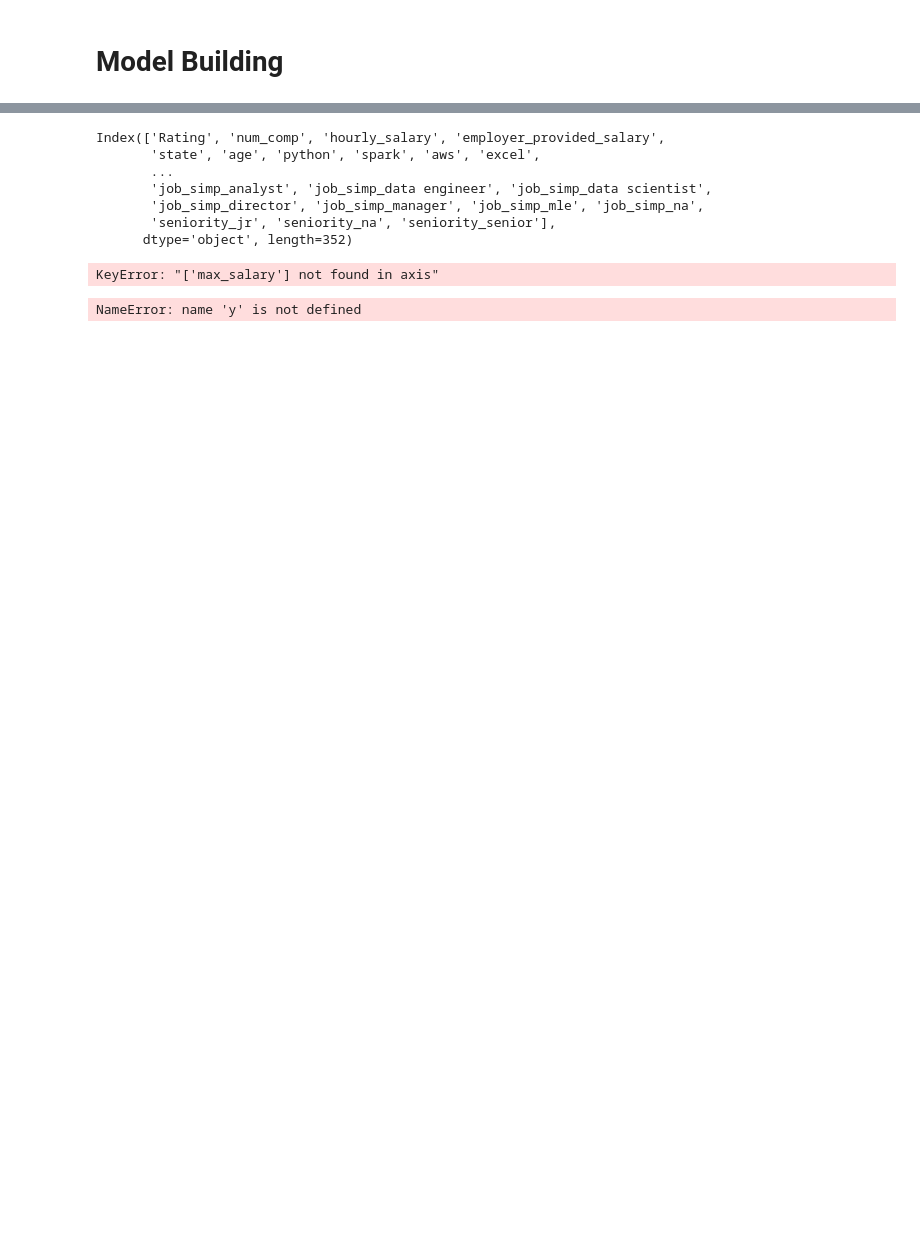
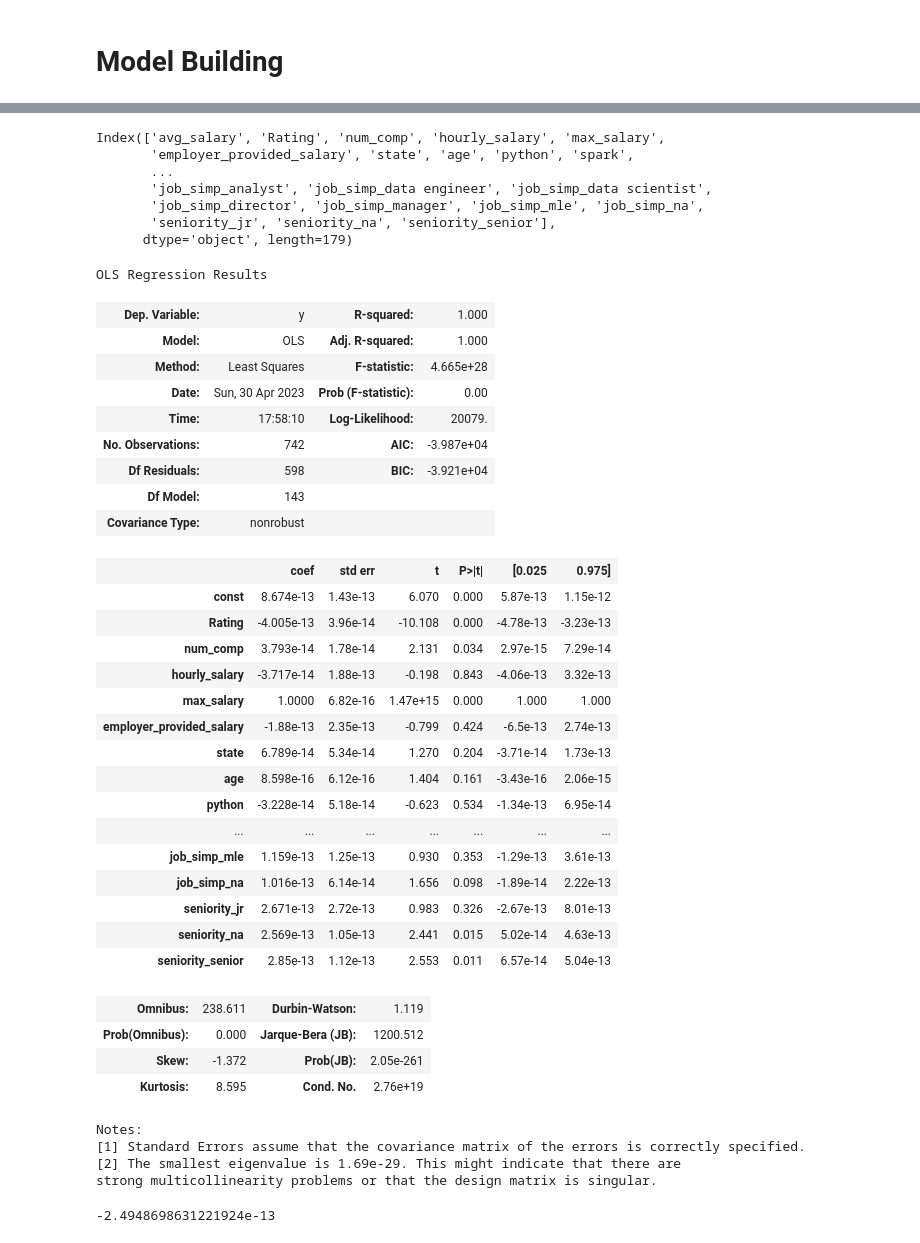
Before and after one commit to BibekRai44/DS_salary, a Jupyter notebook: project building/model_building.ipynb, the cells around one changed output, grey strips where cells are left out. Cells and saved outputs as stored; diff of their text form; code cells hidden in the pictures; blank space fills up the shorter version.

Commit message:
fitted linearregression

```diff
--- a/project building/model_building.ipynb
+++ b/project building/model_building.ipynb
@@ -22,6 +23,6 @@ Index(['Job Title', 'Salary Estimate', 'Job Description', 'Rating',
       dtype='object')
 # %%
-df_model=df[['Rating','Size','Type of ownership','Industry','Sector','Revenue','num_comp','hourly_salary','max_salary','employer_provided_salary','job_state','state','age','python','spark','aws','excel','job_simp','seniority','job_desc_length']]
+df_model=df[['avg_salary','Rating','Size','Type of ownership','Industry','Sector','Revenue','num_comp','hourly_salary','max_salary','employer_provided_salary','job_state','state','age','python','spark','aws','excel','job_simp','seniority','job_desc_length']]
 # %%
 #getting dummies values
 
@@ -29,25 +30,65 @@ df_dum=pd.get_dummies(df_model)
 # %%
 df_dum.columns
 # %% [output]
-Index(['Rating', 'num_comp', 'hourly_salary', 'employer_provided_salary',
-       'state', 'age', 'python', 'spark', 'aws', 'excel',
+Index(['avg_salary', 'Rating', 'num_comp', 'hourly_salary', 'max_salary',
+       'employer_provided_salary', 'state', 'age', 'python', 'spark',
        ...
        'job_simp_analyst', 'job_simp_data engineer', 'job_simp_data scientist',
        'job_simp_director', 'job_simp_manager', 'job_simp_mle', 'job_simp_na',
        'seniority_jr', 'seniority_na', 'seniority_senior'],
-      dtype='object', length=352)
+      dtype='object', length=179)
 # %%
 #importing ml libraries
 import sklearn as sks
 # %%
 #chossing variables
-x=df_dum.drop('max_salary',axis=1)
+x=df_dum.drop('avg_salary',axis=1)
 y=df_dum.max_salary.values
-# %% [output]
-KeyError: "['max_salary'] not found in axis"
 # %%
 #train_test_split
 from sklearn.model_selection import train_test_split
 X_train, X_test, y_train, y_test = train_test_split(x, y, test_size=0.2, random_state=42)
-# %% [output]
-NameError: name 'y' is not defined
+# %%
+#stat_model
+
+#documentation - https://www.statsmodels.org/stable/index.html
+import statsmodels.api as sm
+
+X_sm = x = sm.add_constant(x)
+model = sm.OLS(y,X_sm)
+model.fit().summary()
+# %% [output]
+OLS Regression Results
+| Dep. Variable: | y | R-squared: | 1.000 |
+| Model: | OLS | Adj. R-squared: | 1.000 |
+| Method: | Least Squares | F-statistic: | 4.665e+28 |
+| Date: | Sun, 30 Apr 2023 | Prob (F-statistic): | 0.00 |
+| Time: | 17:58:10 | Log-Likelihood: | 20079. |
+| No. Observations: | 742 | AIC: | -3.987e+04 |
+| Df Residuals: | 598 | BIC: | -3.921e+04 |
+| Df Model: | 143 |  |  |
+| Covariance Type: | nonrobust |  |  |
+|  | coef | std err | t | P>|t| | [0.025 | 0.975] |
+| const | 8.674e-13 | 1.43e-13 | 6.070 | 0.000 | 5.87e-13 | 1.15e-12 |
+| Rating | -4.005e-13 | 3.96e-14 | -10.108 | 0.000 | -4.78e-13 | -3.23e-13 |
+| num_comp | 3.793e-14 | 1.78e-14 | 2.131 | 0.034 | 2.97e-15 | 7.29e-14 |
+| hourly_salary | -3.717e-14 | 1.88e-13 | -0.198 | 0.843 | -4.06e-13 | 3.32e-13 |
+| max_salary | 1.0000 | 6.82e-16 | 1.47e+15 | 0.000 | 1.000 | 1.000 |
+| employer_provided_salary | -1.88e-13 | 2.35e-13 | -0.799 | 0.424 | -6.5e-13 | 2.74e-13 |
+| state | 6.789e-14 | 5.34e-14 | 1.270 | 0.204 | -3.71e-14 | 1.73e-13 |
+| age | 8.598e-16 | 6.12e-16 | 1.404 | 0.161 | -3.43e-16 | 2.06e-15 |
+| python | -3.228e-14 | 5.18e-14 | -0.623 | 0.534 | -1.34e-13 | 6.95e-14 |
+| ... | ... | ... | ... | ... | ... | ... |
+| job_simp_mle | 1.159e-13 | 1.25e-13 | 0.930 | 0.353 | -1.29e-13 | 3.61e-13 |
+| job_simp_na | 1.016e-13 | 6.14e-14 | 1.656 | 0.098 | -1.89e-14 | 2.22e-13 |
+| seniority_jr | 2.671e-13 | 2.72e-13 | 0.983 | 0.326 | -2.67e-13 | 8.01e-13 |
+| seniority_na | 2.569e-13 | 1.05e-13 | 2.441 | 0.015 | 5.02e-14 | 4.63e-13 |
+| seniority_senior | 2.85e-13 | 1.12e-13 | 2.553 | 0.011 | 6.57e-14 | 5.04e-13 |
+| Omnibus: | 238.611 | Durbin-Watson: | 1.119 |
+| Prob(Omnibus): | 0.000 | Jarque-Bera (JB): | 1200.512 |
+| Skew: | -1.372 | Prob(JB): | 2.05e-261 |
+| Kurtosis: | 8.595 | Cond. No. | 2.76e+19 |
+Notes:
+[1] Standard Errors assume that the covariance matrix of the errors is correctly specified.
+[2] The smallest eigenvalue is 1.69e-29. This might indicate that there are
+strong multicollinearity problems or that the design matrix is singular.
@@ -53,0 +100,7 @@ NameError: name 'y' is not defined
+# %%
+lr = LinearRegression()
+lr.fit(X_train, y_train)
+
+np.mean(cross_val_score(lr,X_train,y_train, scoring = 'neg_mean_absolute_error',cv=2))
+# %% [output]
+-2.4948698631221924e-13
```
Also changed, not shown: parts of 2 cells of this notebook.
